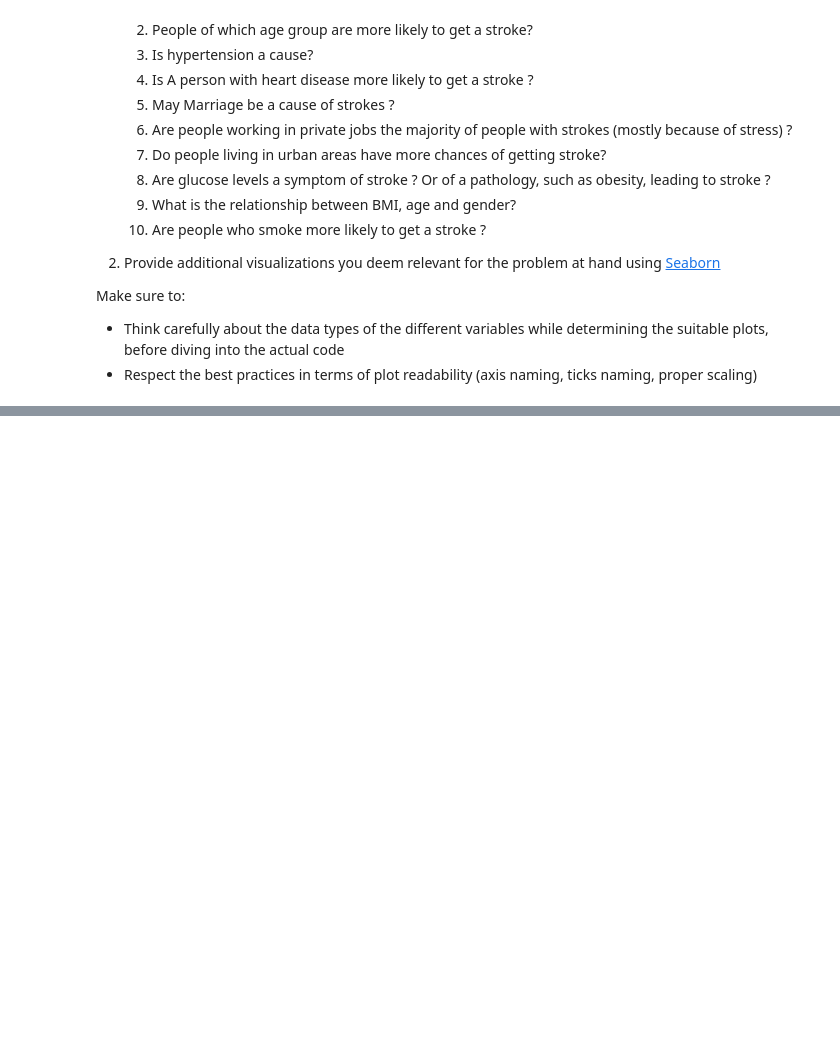
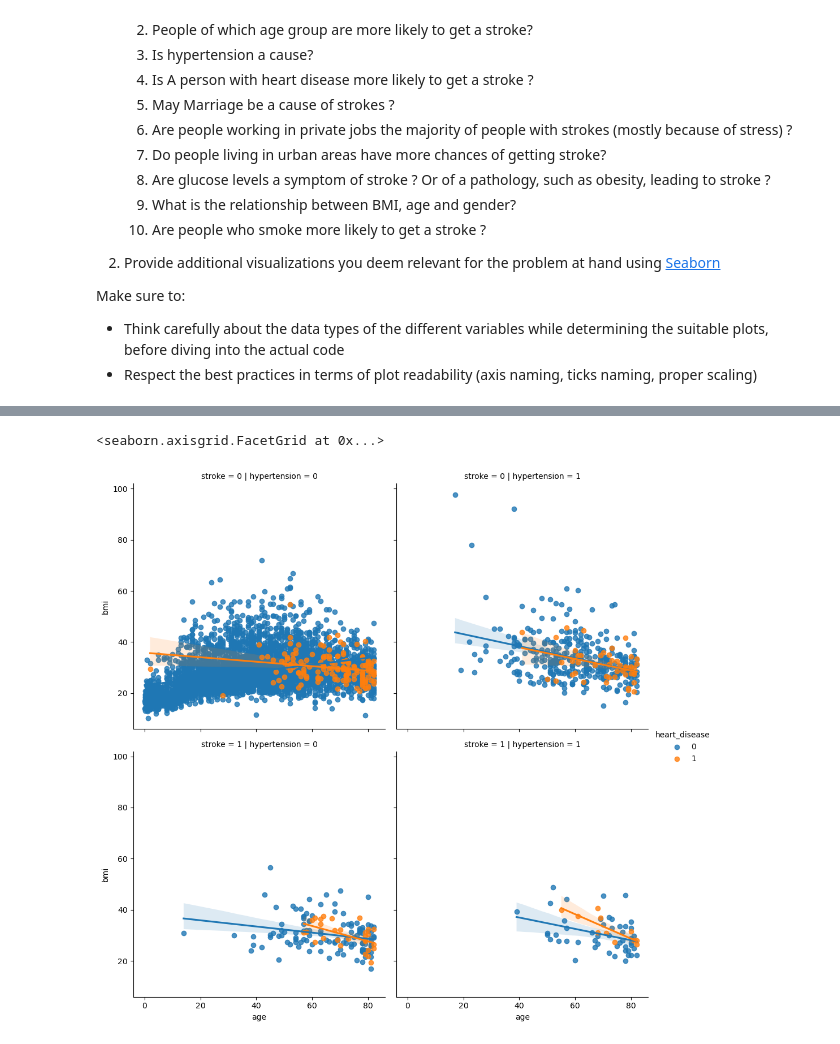
Before and after one commit to MechaKaradi/Q3_2023, a Jupyter notebook: LabSessions/Lab1/Lab1.ipynb, the cells around one changed output, grey strips where cells are left out. Cells and saved outputs as stored; diff of their text form; code cells hidden in the pictures; blank space fills up the shorter version.

```diff
--- a/LabSessions/Lab1/Lab1.ipynb
+++ b/LabSessions/Lab1/Lab1.ipynb
@@ -177,0 +255,5 @@ Make sure to:
+# %%
+sns.lmplot(data=medical_data, x="age", y="bmi", hue = 'heart_disease',col = "hypertension", row="stroke")
+# %% [output]
+<seaborn.axisgrid.FacetGrid at 0x...>
+[figure, added]
```
Also changed, not shown: parts of 7 cells of this notebook, 1 other file.
